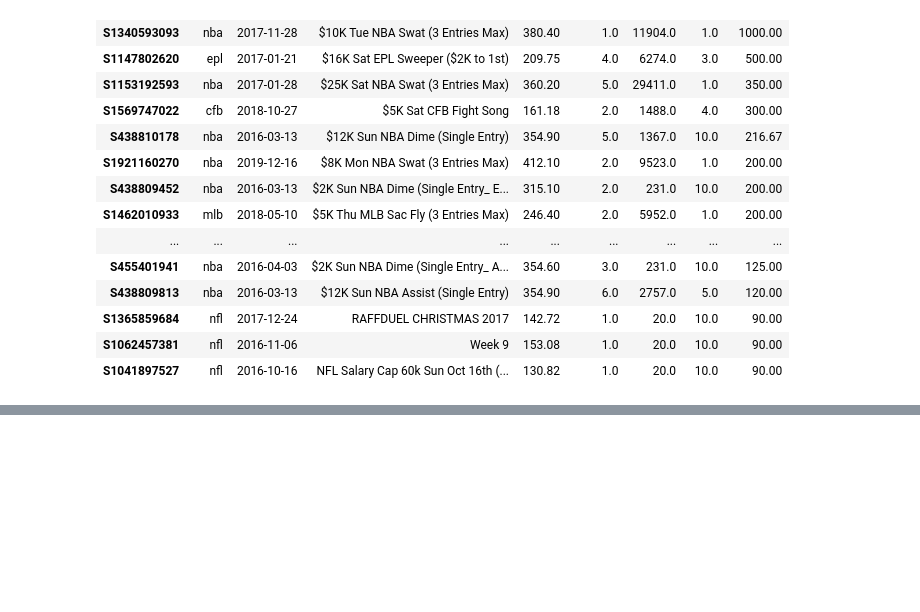
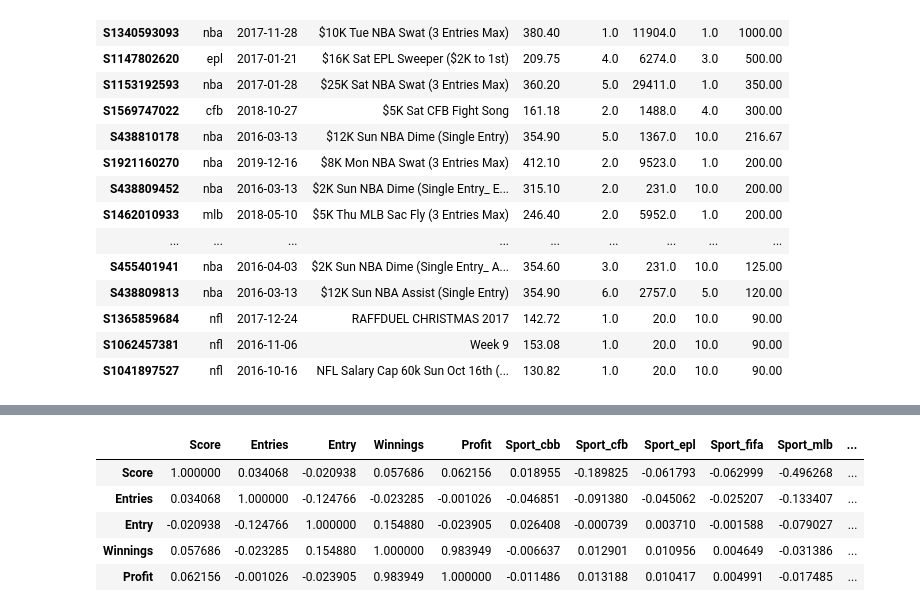
Before and after one commit to triolinho/verbose-octo-sniffle, a Jupyter notebook: fanduel_notebook.ipynb, the cells around one changed output, grey strips where cells are left out. Cells and saved outputs as stored; diff of their text form; code cells hidden in the pictures; blank space fills up the shorter version.

```diff
--- a/fanduel_notebook.ipynb
+++ b/fanduel_notebook.ipynb
@@ -283,0 +353,9 @@ fd_df.sort_values(by='Winnings', ascending=False).head(20)
+# %%
+fd_corr.head()
+# %% [output]
+|  | Score | Entries | Entry | Winnings | Profit | Sport_cbb | Sport_cfb | Sport_epl | Sport_fifa | Sport_mlb | ... |
+| Score | 1.000000 | 0.034068 | -0.020938 | 0.057686 | 0.062156 | 0.018955 | -0.189825 | -0.061793 | -0.062999 | -0.496268 | ... |
+| Entries | 0.034068 | 1.000000 | -0.124766 | -0.023285 | -0.001026 | -0.046851 | -0.091380 | -0.045062 | -0.025207 | -0.133407 | ... |
+| Entry | -0.020938 | -0.124766 | 1.000000 | 0.154880 | -0.023905 | 0.026408 | -0.000739 | 0.003710 | -0.001588 | -0.079027 | ... |
+| Winnings | 0.057686 | -0.023285 | 0.154880 | 1.000000 | 0.983949 | -0.006637 | 0.012901 | 0.010956 | 0.004649 | -0.031386 | ... |
+| Profit | 0.062156 | -0.001026 | -0.023905 | 0.983949 | 1.000000 | -0.011486 | 0.013188 | 0.010417 | 0.004991 | -0.017485 | ... |
```
Also changed, not shown: parts of 10 cells of this notebook.
